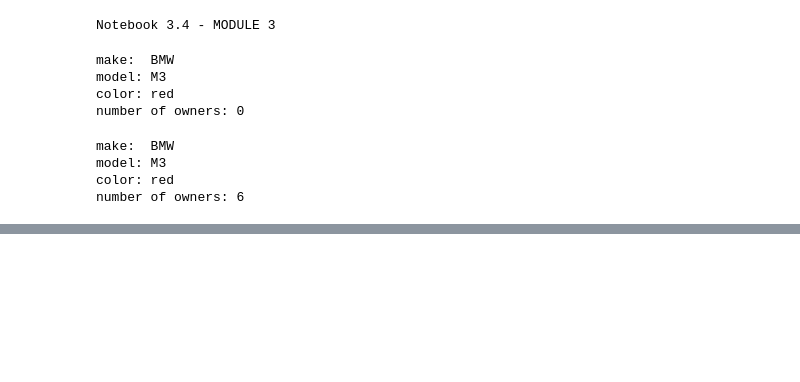
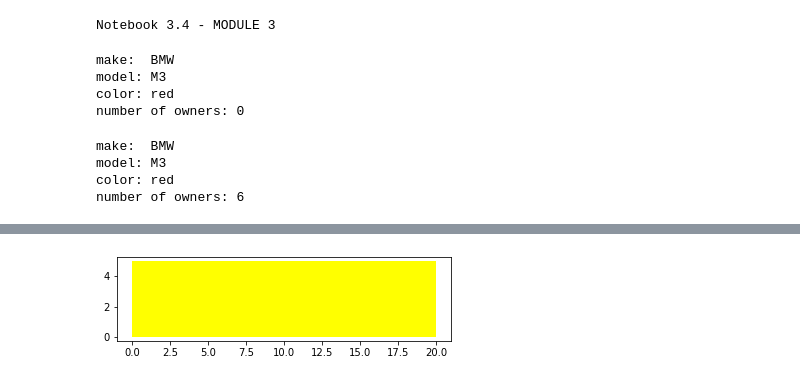
Before and after one commit to PosgradoMNA/actividades-de-aprendizaje-LH-1169213, a Jupyter notebook: assignment01.ipynb, the cells around one changed output, grey strips where cells are left out. Saved outputs shown, nothing was run; the diff lists cells and outputs as text; code cells hidden in the pictures; blank space fills up the shorter version.

```diff
--- a/assignment01.ipynb
+++ b/assignment01.ipynb
@@ -2436,0 +2569,2 @@ number of owners: 6
+# %%
+FatYellowRectangle = Rectangle(20, 5, 'yellow')
@@ -2436,0 +2583,4 @@ number of owners: 6
+# %%
+FatYellowRectangle.drawRectangle()
+# %% [output]
+[figure, added]
```
Also changed, not shown: parts of 25 cells of this notebook.
